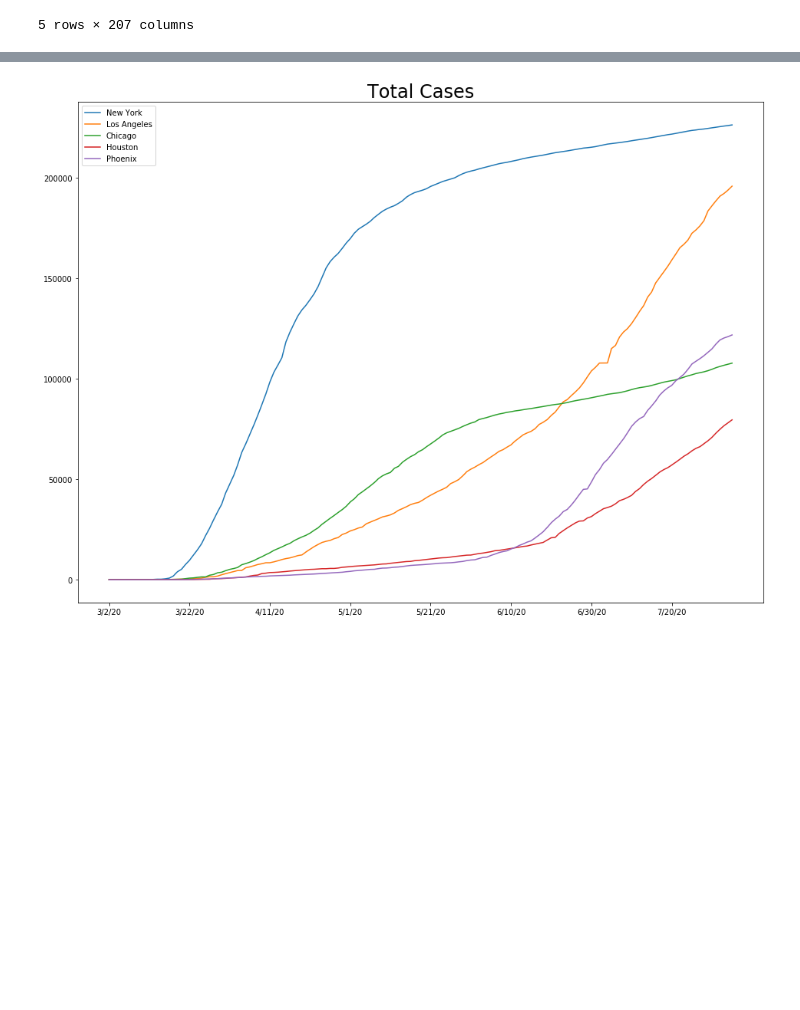
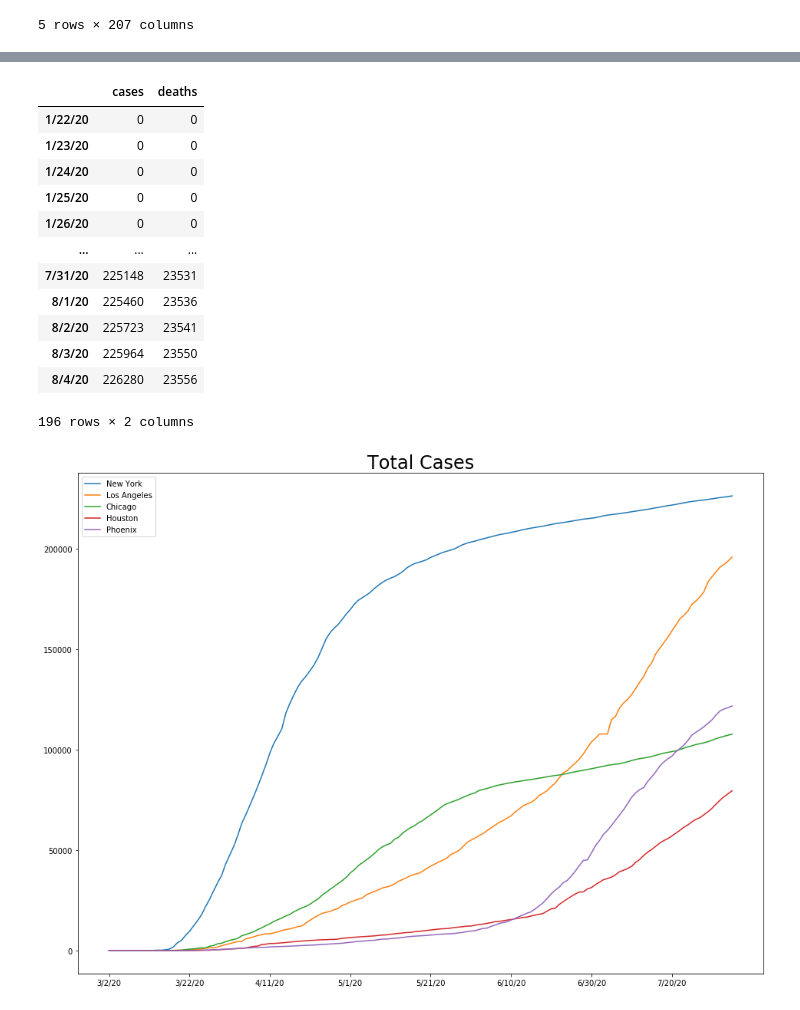
Before and after one commit to hvalk111/Covid-Twitter-EDA, a Jupyter notebook: Covid19_EDA.ipynb, the cells around one changed output, grey strips where cells are left out. Saved outputs shown, nothing was run; the diff lists cells and outputs as text; code cells hidden in the pictures; blank space fills up the shorter version.

Commit message:
cleaned JH covid data

```diff
--- a/Covid19_EDA.ipynb
+++ b/Covid19_EDA.ipynb
@@ -8,8 +8,8 @@ Chicago_pop = 5_150_233
 Houston_pop = 4_092_459
 Phoenix_pop = 4_485_414
 # %%
-cases = pd.read_csv('../COVID-19/csse_covid_19_data/csse_covid_19_time_series/time_series_covid19_confirmed_US.csv')
-deaths = pd.read_csv('../COVID-19/csse_covid_19_data/csse_covid_19_time_series/time_series_covid19_deaths_US.csv')
+cases = pd.read_csv('./Covid_data/time_series_covid19_confirmed_US.csv')
+deaths = pd.read_csv('./Covid_data/time_series_covid19_deaths_US.csv')
 # %%
 cases.head()
 # %% [output]
@@ -61,6 +68,22 @@ Houston.rename({0: 'cases', 1: 'deaths'}, axis='columns', inplace=True)
 
 Phoenix = Phoenix.iloc[:,12:-1].transpose()
 Phoenix.rename({0: 'cases', 1: 'deaths'}, axis='columns', inplace=True)
+# %%
+NewYork
+# %% [output]
+|  | cases | deaths |
+| 1/22/20 | 0 | 0 |
+| 1/23/20 | 0 | 0 |
+| 1/24/20 | 0 | 0 |
+| 1/25/20 | 0 | 0 |
+| 1/26/20 | 0 | 0 |
+| ... | ... | ... |
+| 7/31/20 | 225148 | 23531 |
+| 8/1/20 | 225460 | 23536 |
+| 8/2/20 | 225723 | 23541 |
+| 8/3/20 | 225964 | 23550 |
+| 8/4/20 | 226280 | 23556 |
+196 rows × 2 columns
 # %%
 NewYork['cases_per'] = NewYork['cases'] / NewYork_pop * 10_000
 LosAngeles['cases_per'] = LosAngeles['cases'] / LosAngeles_pop * 10_000
```
Also changed, not shown: parts of 1 cell of this notebook, 3 other files.
